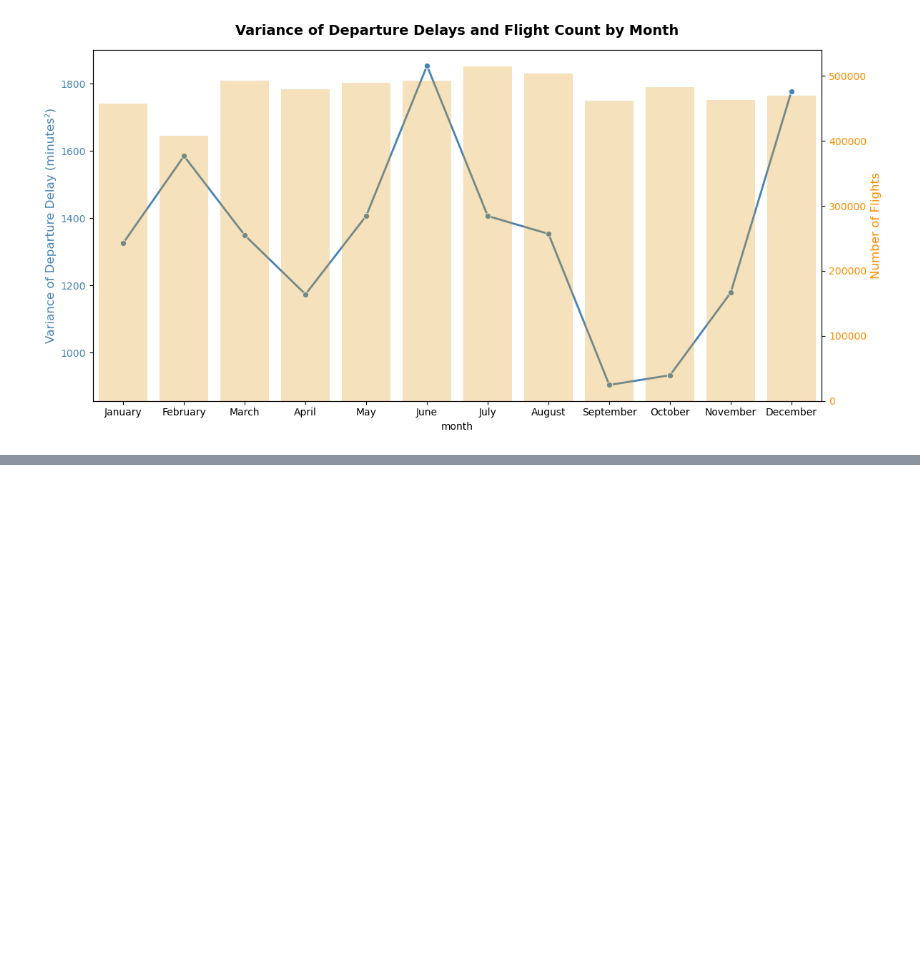
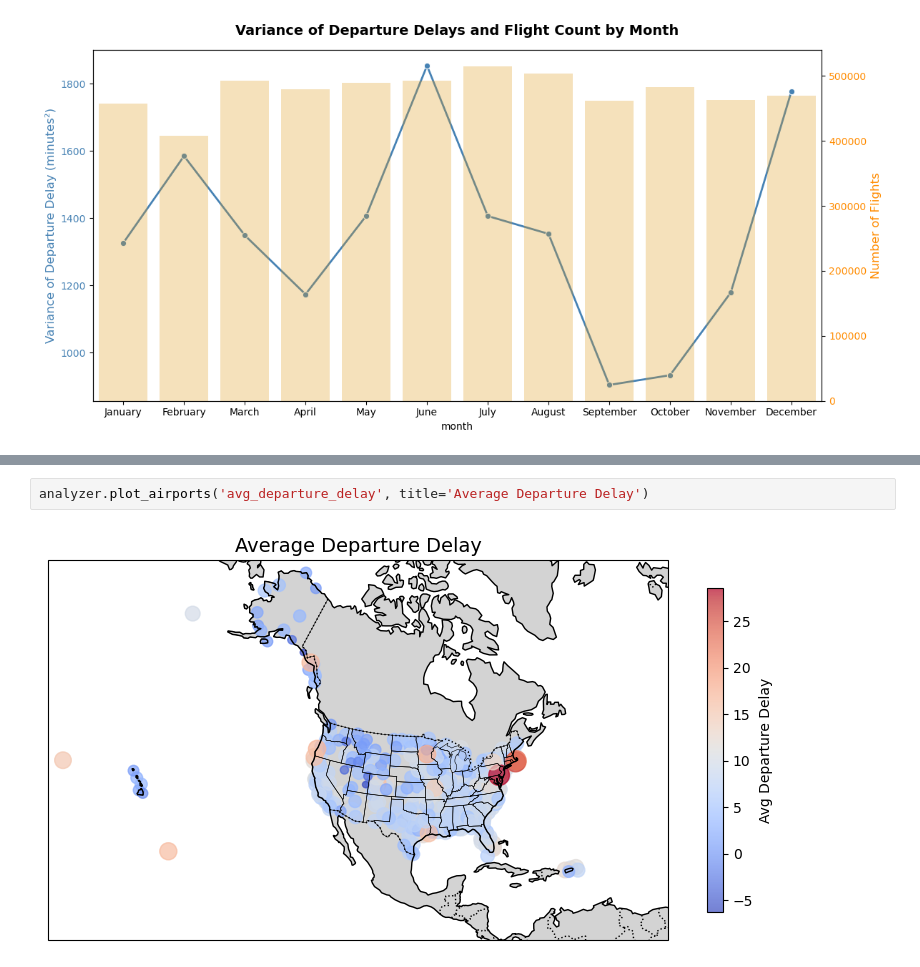
Before and after one commit to GuilhermeDellatin/fiap-machine-learning-tech-challenge-3, a Jupyter notebook: flight-analysis.ipynb, the cells around one changed output, grey strips where cells are left out. Drawn from its saved outputs; the diff is of its cells as text; blank space fills up the shorter version.

```diff
--- a/flight-analysis.ipynb
+++ b/flight-analysis.ipynb
@@ -282,0 +320,4 @@ plt.show()
+# %%
+analyzer.plot_airports('avg_departure_delay', title='Average Departure Delay')
+# %% [output]
+[figure, added]
```
Also changed, not shown: parts of 12 cells of this notebook, 1 other file.
